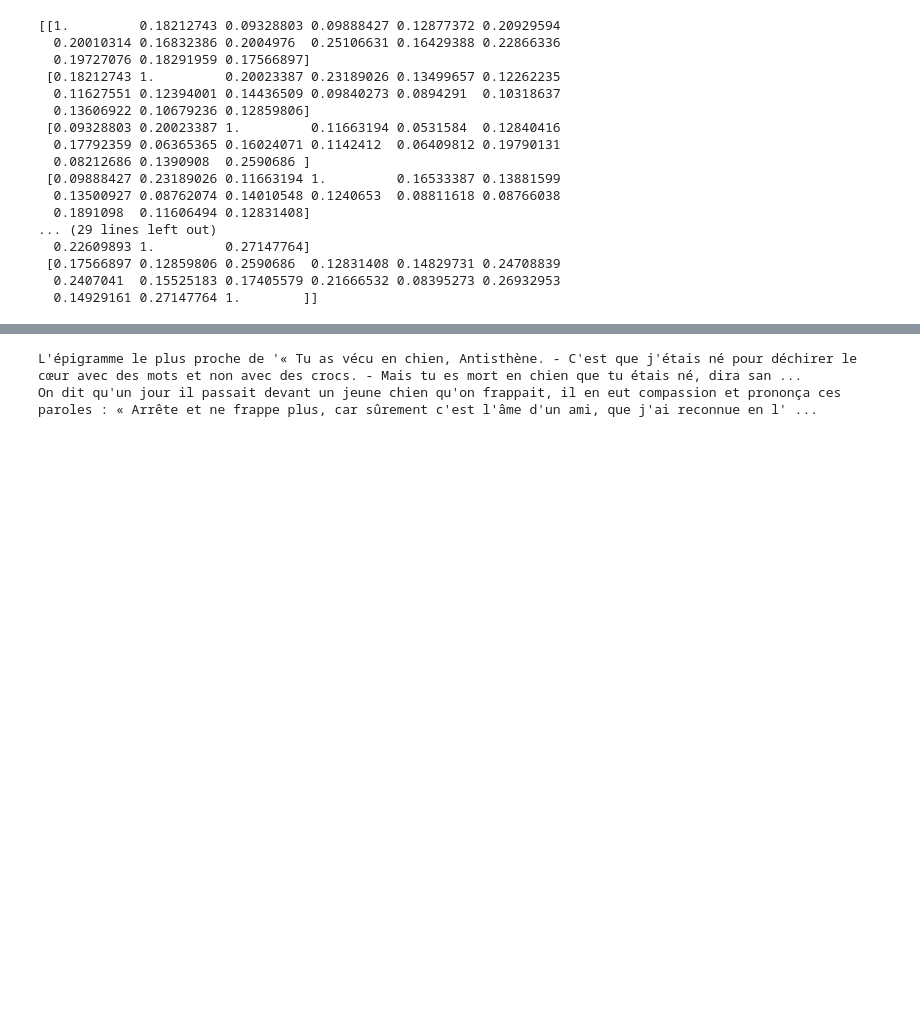
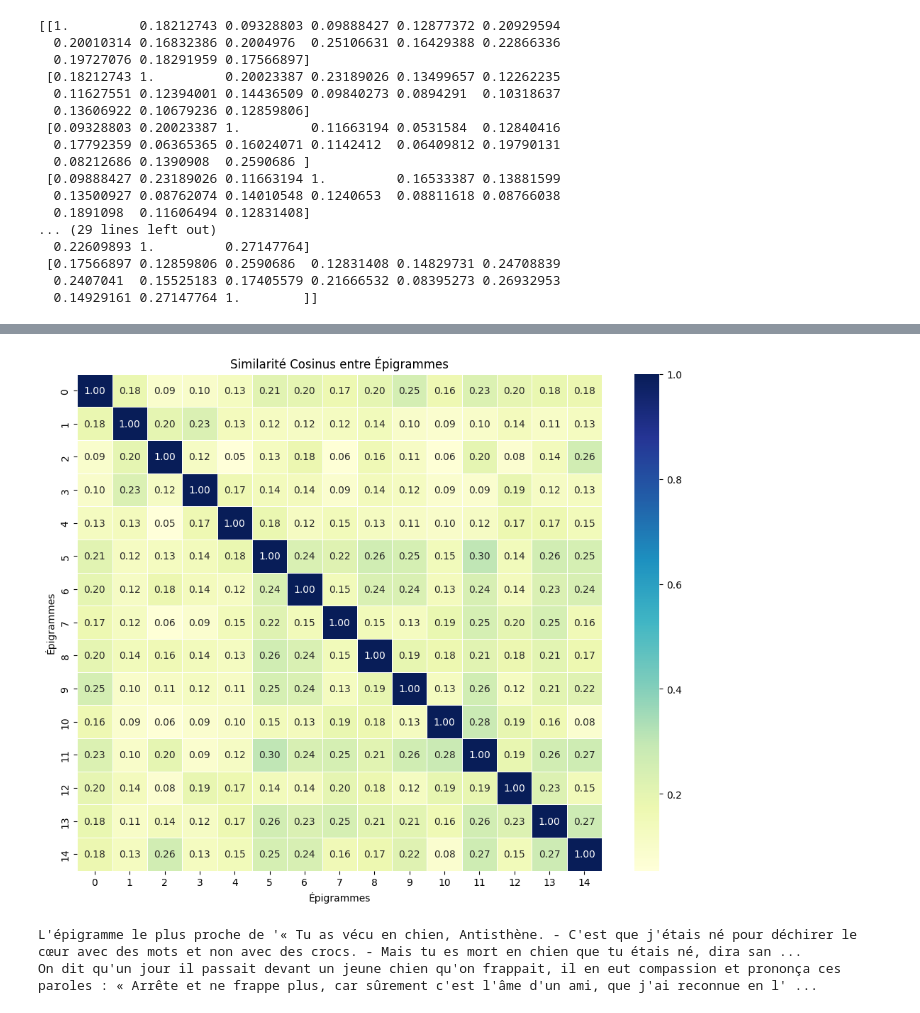
Before and after one commit to alexiaschn/dhsi-2026, a Jupyter notebook: notebooks/jour2_BoW_TFiDF_complet.ipynb, the cells around one changed output, grey strips where cells are left out. Drawn from its saved outputs; the diff is of its cells as text; code cells hidden in the pictures; blank space fills up the shorter version.

```diff
--- a/notebooks/jour2_BoW_TFiDF_complet.ipynb
+++ b/notebooks/jour2_BoW_TFiDF_complet.ipynb
@@ -171,15 +186,10 @@ def split_into_lemmas_spacy(text):
 # %%
 # ajouter l'antidictionnaire français de NLTK à la pipeline CountVectorizer avec l'option stopwords
 import nltk
+from nltk.corpus import stopwords
 nltk.download('stopwords')
 nltk.corpus.stopwords.words('french')
 
-
-bow_transformer2  = CountVectorizer(tokenizer=split_into_lemmas_spacy,
-                                    lowercase = True,
-                                    min_df=0.01,
-                                    # ici
-                                    )
-# Fit --> "apprentissage" du vocabulaire
-bow_transformer2.fit(corpus)
+antidico = stopwords.words('french')
+print(antidico)
 # %% [output]
@@ -204,0 +199,9 @@ bow_transformer2.fit(corpus)
+# %%
+
+bow_transformer2  = CountVectorizer(tokenizer=split_into_lemmas_spacy,
+                                    lowercase = True,
+                                    min_df=0.01,
+                                    stop_words = antidico
+                                    )
+# Fit --> "apprentissage" du vocabulaire
+bow_transformer2.fit(corpus)
@@ -263,3 +338,30 @@ print(cos_sim)
+# %%
+# import des  modules pour la visualisation
+
+import matplotlib.pyplot as plt
+import seaborn as sns
+
+# Visualisation de la heatmap
+
+doc_labels = corpus.index
+
+
+plt.figure(figsize=(10, 8))
+sns.heatmap(cos_sim,
+            annot=True,        # Affiche les valeurs numériques dans les cellules
+            fmt=".2f",         # Formattage des nombres (2 décimales)
+            cmap="YlGnBu",     # Palette de couleurs (bleu à vert)
+            xticklabels=doc_labels, # Labels pour les colonnes
+            yticklabels=doc_labels, # Labels pour les lignes
+            linewidths=.5)     # Lignes séparatrices
+
+plt.title("Similarité Cosinus entre Épigrammes")
+plt.ylabel("Épigrammes")
+plt.xlabel("Épigrammes")
+plt.tight_layout()
+plt.show()
+# %% [output]
+[figure, added]
 # %%
 def get_most_similar_epigram(epigram_index):
     print(f"L'épigramme le plus proche de '{corpus[epigram_index]}'")
```
Also changed, not shown: parts of 17 cells of this notebook, 14 other files.
